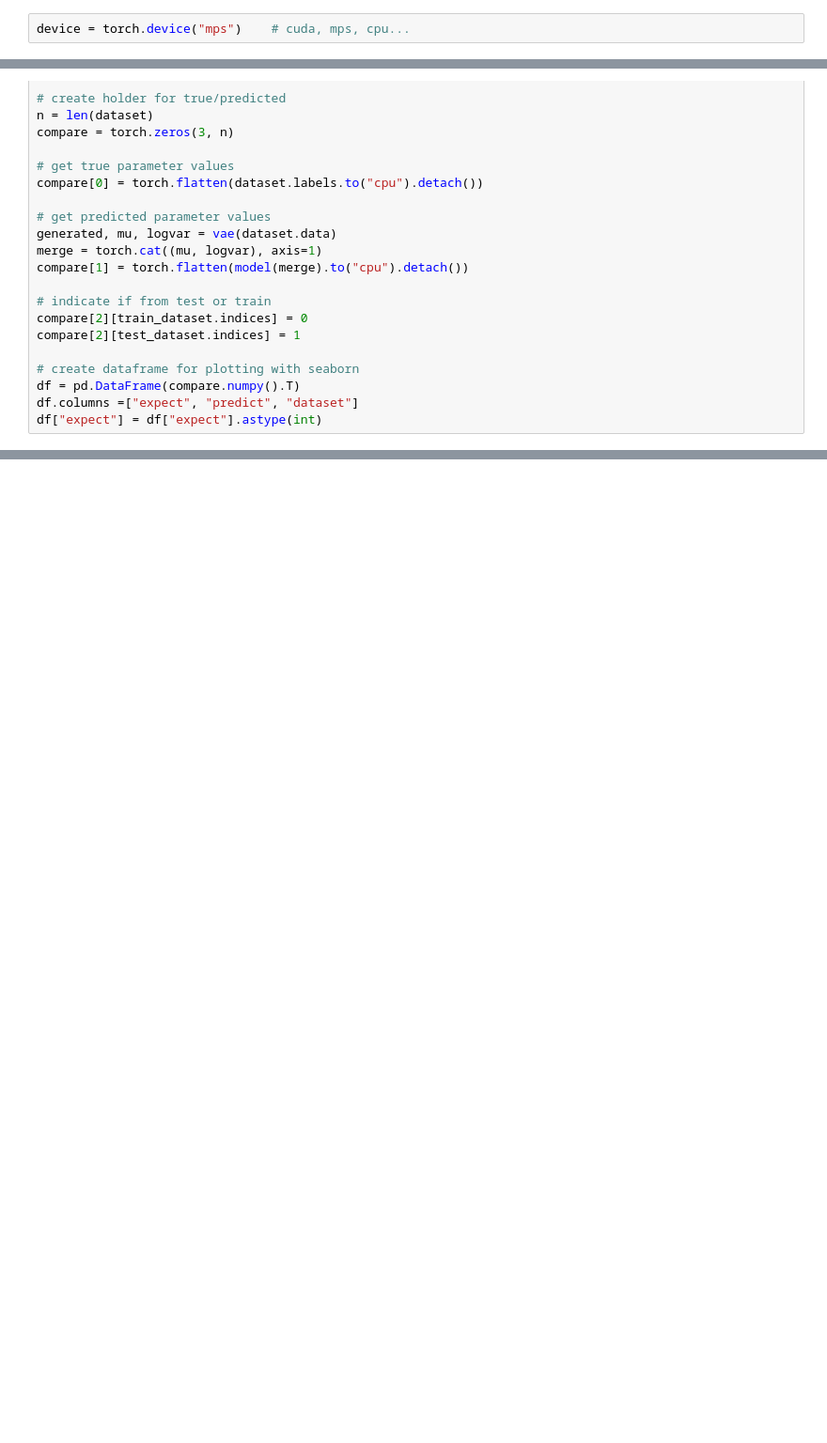
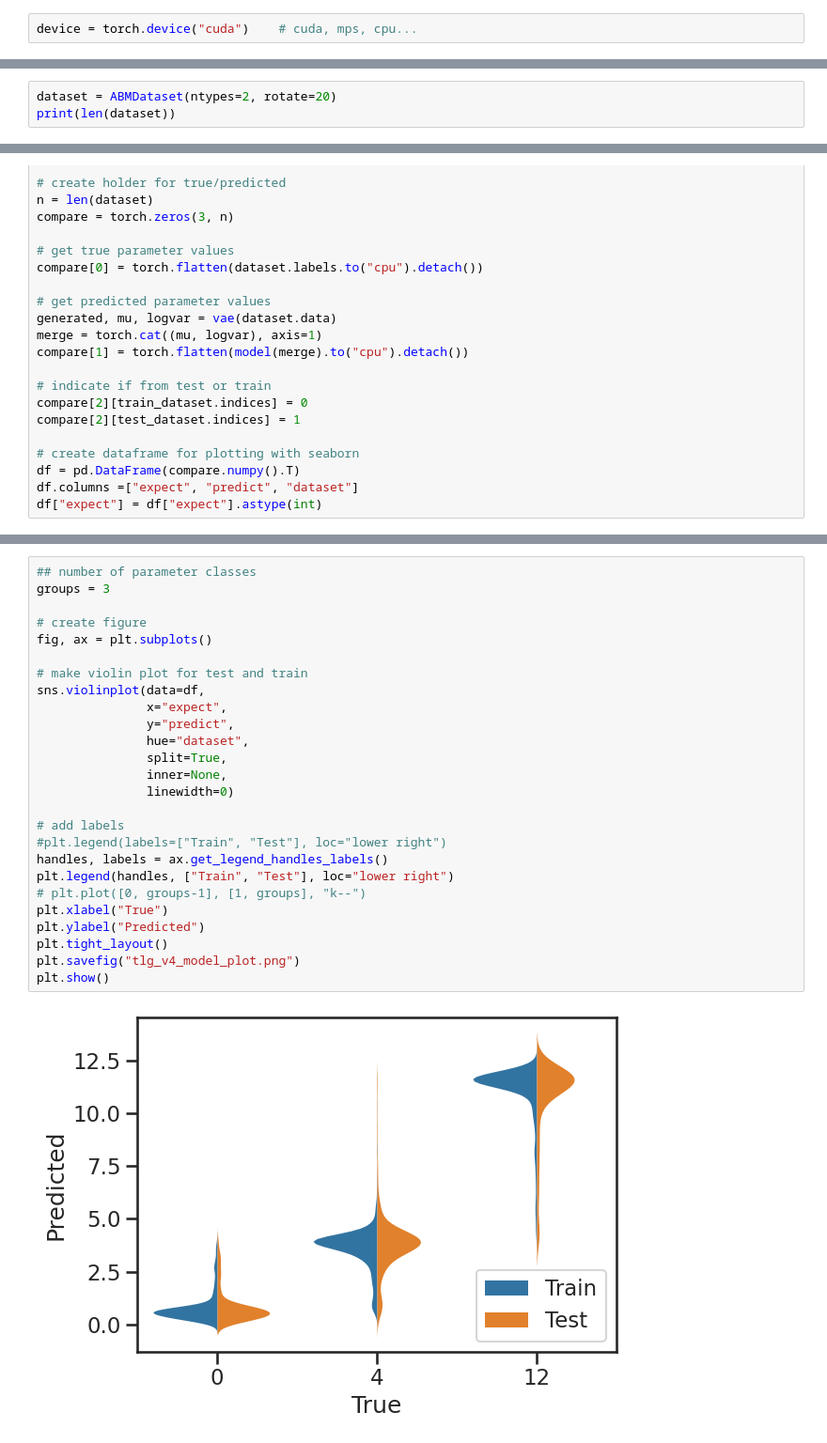
Before and after one commit to JackToppen/ABM-VAE-project, a Jupyter notebook: model.ipynb, the cells around one changed output, grey strips where cells are left out. Shown at 94% size. Cells and saved outputs as stored; diff of their text form; blank space fills up the shorter version.

```diff
--- a/model.ipynb
+++ b/model.ipynb
@@ -15,4 +18,4 @@ from torch.utils.data import Dataset, DataLoader
 # %%
-device = torch.device("mps")    # cuda, mps, cpu...
+device = torch.device("cuda")    # cuda, mps, cpu...
 # %%
 class ABMDataset(Dataset):
@@ -86,0 +82,3 @@ print(len(dataset))
+# %%
+dataset = ABMDataset(ntypes=2, rotate=20)
+print(len(dataset))
@@ -376,0 +544,28 @@ plt.show()
+# %%
+## number of parameter classes
+groups = 3
+
+# create figure
+fig, ax = plt.subplots()
+
+# make violin plot for test and train
+sns.violinplot(data=df,
+               x="expect",
+               y="predict",
+               hue="dataset",
+               split=True,
+               inner=None,
+               linewidth=0)
+
+# add labels
+#plt.legend(labels=["Train", "Test"], loc="lower right")
+handles, labels = ax.get_legend_handles_labels()
+plt.legend(handles, ["Train", "Test"], loc="lower right")
+# plt.plot([0, groups-1], [1, groups], "k--")
+plt.xlabel("True")
+plt.ylabel("Predicted")
+plt.tight_layout()
+plt.savefig("tlg_v4_model_plot.png")
+plt.show()
+# %% [output]
+[figure, added]
```
Also changed, not shown: parts of 27 cells of this notebook.
